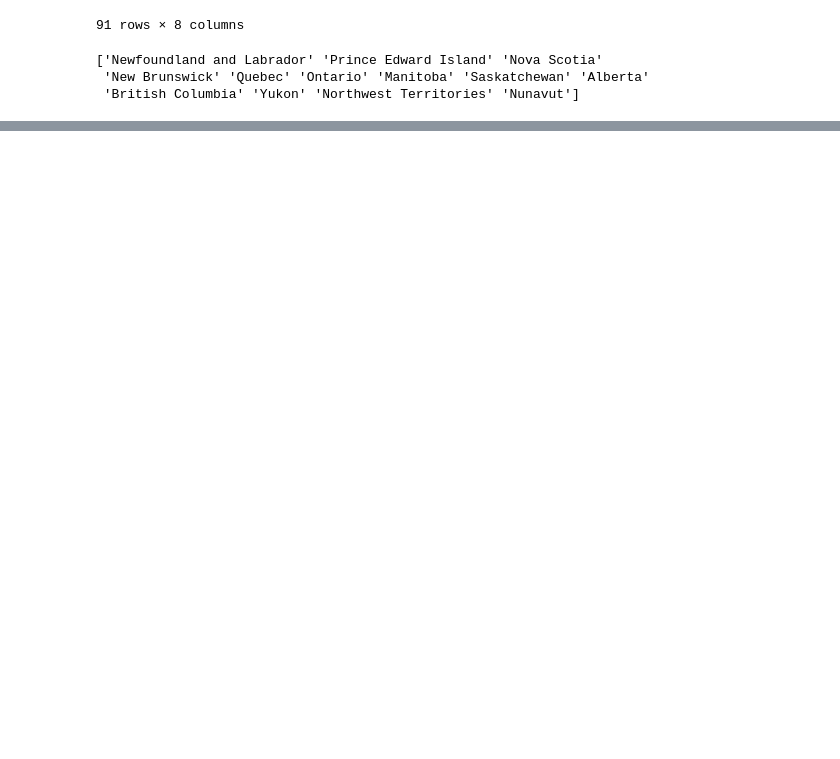
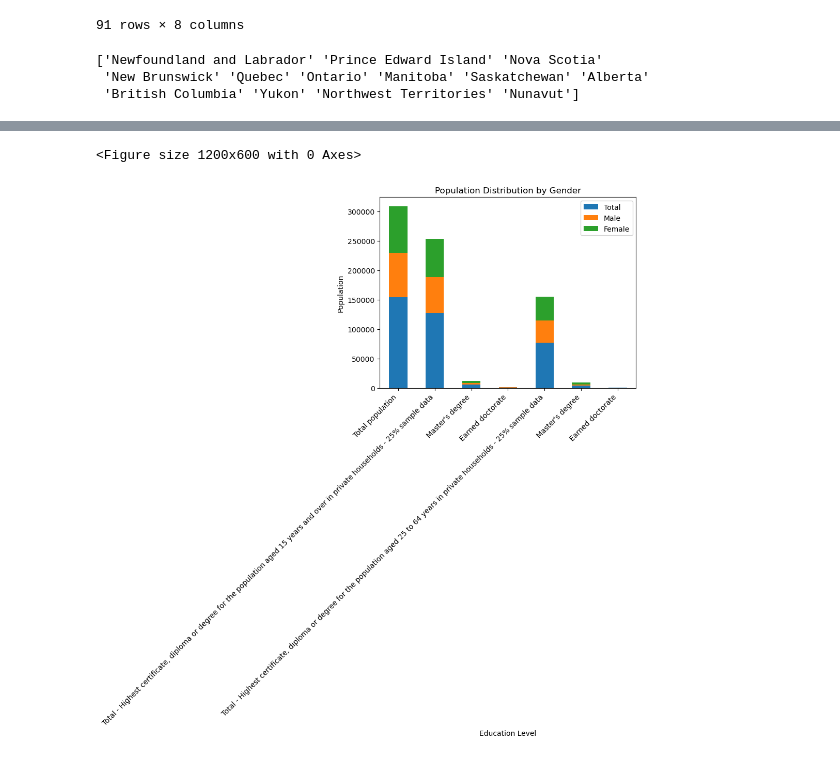
Before and after one commit to BehnooshNasri/project_one, a Jupyter notebook: behnoosh_analysis.ipynb, the cells around one changed output, grey strips where cells are left out. Saved outputs shown, nothing was run; the diff lists cells and outputs as text; code cells hidden in the pictures; blank space fills up the shorter version.

```diff
--- a/behnoosh_analysis.ipynb
+++ b/behnoosh_analysis.ipynb
@@ -64,0 +73,4 @@ dfs_by_province['Prince Edward Island']
+# %%
+pei = dfs_by_province['Prince Edward Island'][["Description", "Total", "Male", "Female", "% of Provincial Population", "Male %", "Female %"]]
+pei.set_index("Description", inplace=True)
+pei
@@ -64,0 +110,12 @@ dfs_by_province['Prince Edward Island']
+# %%
+# Bar plot for Total, Male, and Female
+plt.figure(figsize=(12, 6))
+pei[['Total', 'Male', 'Female']].plot(kind='bar', stacked=True)
+plt.title('Population Distribution by Gender')
+plt.xlabel('Education Level')
+plt.ylabel('Population')
+plt.xticks(rotation=45, ha='right')
+plt.show()
+# %% [output]
+<Figure size 1200x600 with 0 Axes>
+[figure, added]
```
Also changed, not shown: parts of 6 cells of this notebook.
